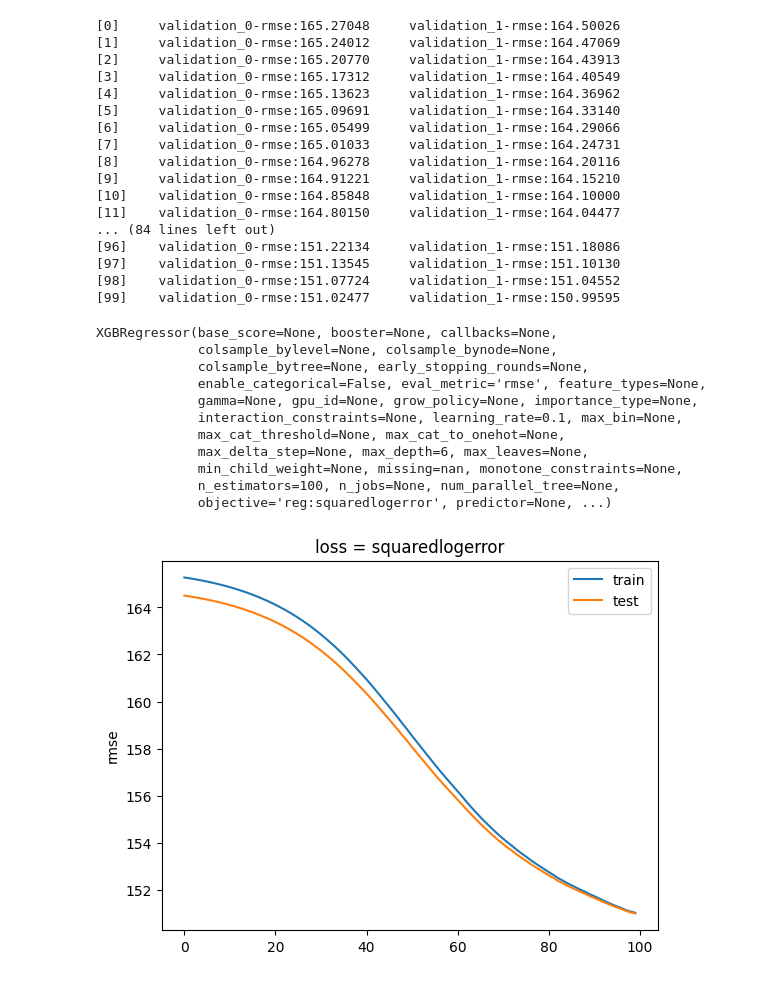
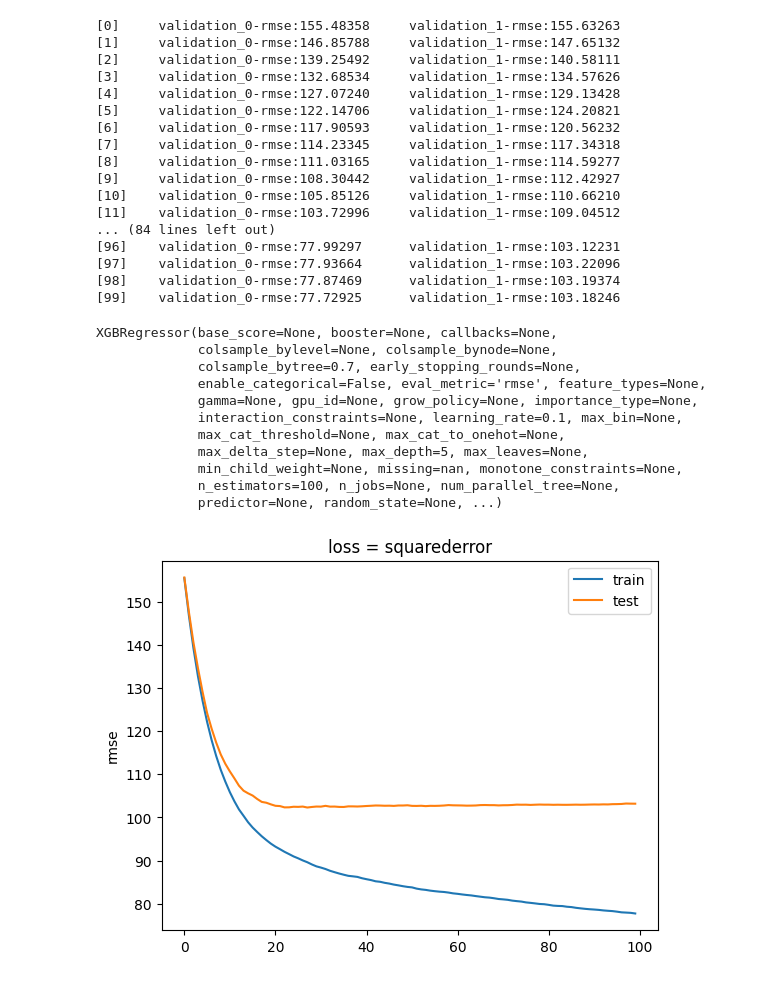
Before and after one commit to razisamuely/MoonActive, a Jupyter notebook: loss_history.ipynb, the cells around one changed output. Cells and saved outputs as stored; diff of their text form; code cells hidden in the pictures.

```diff
--- a/loss_history.ipynb
+++ b/loss_history.ipynb
@@ -12,7 +12,7 @@ configs_dict = dict(train_data_path = "data/train_home_assignment_.csv",
                    model_name = "xbg_regressor_model_task1",
                    time_format = "%Y_%m_%d-%H_%M_%S",
                    model_file_type = "json",
-                   model_path = "models/xbg_regressor_model_2023_04_14-09_00_07.json",
+                   model_path = "models/xbg_regressor_model_task1_2023_04_15-22_14_53.json",
                    treatment_col_name = "treatment",
                    new_treatment_col_name = "optimal_treatment",
                    data_directory = "data",
@@ -34,61 +34,60 @@ model = xgb_regressor_gs_cv_pipline.best_estimator_.named_steps.regressor
 X_train_transformed = xgb_regressor_gs_cv_pipline.best_estimator_.named_steps.preprocessor.transform(X_train)
 X_test_transformed = xgb_regressor_gs_cv_pipline.best_estimator_.named_steps.preprocessor.transform(X_test)
 # %%
-from sklearn.datasets import load_diabetes
 from sklearn.metrics import mean_absolute_error
-X, y = load_diabetes(return_X_y=True)
-reg = XGBRegressor(
-                 learning_rate =model.learning_rate ,
+reg = XGBRegressor( learning_rate =model.learning_rate ,
                      max_depth =model.max_depth ,
                      min_child_weight =model.min_child_weight ,
                      subsample =model.subsample ,
                      colsample_bytree =model.colsample_bytree ,
                      n_estimators =model.n_estimators ,
-                     objective='reg:squaredlogerror',
-    eval_metric='rmse',
-)
+                     objective='reg:squarederror',
+                     reg_alpha = model.reg_alpha,
+                     reg_lambda = model.reg_lambda,
+                     eval_metric='rmse')
+
 reg.fit(X_train_transformed, y_train, eval_set=[(X_train_transformed, y_train),(X_test_transformed, y_test)])
 # %% [output]
-[0]     validation_0-rmse:165.27048     validation_1-rmse:164.50026
-[1]     validation_0-rmse:165.24012     validation_1-rmse:164.47069
-[2]     validation_0-rmse:165.20770     validation_1-rmse:164.43913
-[3]     validation_0-rmse:165.17312     validation_1-rmse:164.40549
-[4]     validation_0-rmse:165.13623     validation_1-rmse:164.36962
-[5]     validation_0-rmse:165.09691     validation_1-rmse:164.33140
-[6]     validation_0-rmse:165.05499     validation_1-rmse:164.29066
-[7]     validation_0-rmse:165.01033     validation_1-rmse:164.24731
-[8]     validation_0-rmse:164.96278     validation_1-rmse:164.20116
-[9]     validation_0-rmse:164.91221     validation_1-rmse:164.15210
-[10]    validation_0-rmse:164.85848     validation_1-rmse:164.10000
-[11]    validation_0-rmse:164.80150     validation_1-rmse:164.04477
+[0]     validation_0-rmse:155.48358     validation_1-rmse:155.63263
+[1]     validation_0-rmse:146.85788     validation_1-rmse:147.65132
+[2]     validation_0-rmse:139.25492     validation_1-rmse:140.58111
+[3]     validation_0-rmse:132.68534     validation_1-rmse:134.57626
+[4]     validation_0-rmse:127.07240     validation_1-rmse:129.13428
+[5]     validation_0-rmse:122.14706     validation_1-rmse:124.20821
+[6]     validation_0-rmse:117.90593     validation_1-rmse:120.56232
+[7]     validation_0-rmse:114.23345     validation_1-rmse:117.34318
+[8]     validation_0-rmse:111.03165     validation_1-rmse:114.59277
+[9]     validation_0-rmse:108.30442     validation_1-rmse:112.42927
+[10]    validation_0-rmse:105.85126     validation_1-rmse:110.66210
+[11]    validation_0-rmse:103.72996     validation_1-rmse:109.04512
 ... (84 lines left out)
-[96]    validation_0-rmse:151.22134     validation_1-rmse:151.18086
-[97]    validation_0-rmse:151.13545     validation_1-rmse:151.10130
-[98]    validation_0-rmse:151.07724     validation_1-rmse:151.04552
-[99]    validation_0-rmse:151.02477     validation_1-rmse:150.99595
+[96]    validation_0-rmse:77.99297      validation_1-rmse:103.12231
+[97]    validation_0-rmse:77.93664      validation_1-rmse:103.22096
+[98]    validation_0-rmse:77.87469      validation_1-rmse:103.19374
+[99]    validation_0-rmse:77.72925      validation_1-rmse:103.18246
 XGBRegressor(base_score=None, booster=None, callbacks=None,
              colsample_bylevel=None, colsample_bynode=None,
-             colsample_bytree=None, early_stopping_rounds=None,
+             colsample_bytree=0.7, early_stopping_rounds=None,
              enable_categorical=False, eval_metric='rmse', feature_types=None,
              gamma=None, gpu_id=None, grow_policy=None, importance_type=None,
              interaction_constraints=None, learning_rate=0.1, max_bin=None,
              max_cat_threshold=None, max_cat_to_onehot=None,
-             max_delta_step=None, max_depth=6, max_leaves=None,
+             max_delta_step=None, max_depth=5, max_leaves=None,
              min_child_weight=None, missing=nan, monotone_constraints=None,
              n_estimators=100, n_jobs=None, num_parallel_tree=None,
-             objective='reg:squaredlogerror', predictor=None, ...)
+             predictor=None, random_state=None, ...)
 # %%
 results = reg.evals_result()
 
 # plot learning curves
 plt.plot(results['validation_0']['rmse'], label='train')
 plt.plot(results['validation_1']['rmse'], label='test')
 # show the legend
 plt.legend()
 plt.ylabel("rmse")
-plt.title("loss = squaredlogerror")
+plt.title("loss = squarederror")
 # show the plot
 plt.savefig("gif/loss_convergence_squaredlogerror_eval_rmse.png")
 plt.show()
 # %% [output]
-[figure, old version]
+[figure, new version]
```
Also changed, not shown: 4 other files.
